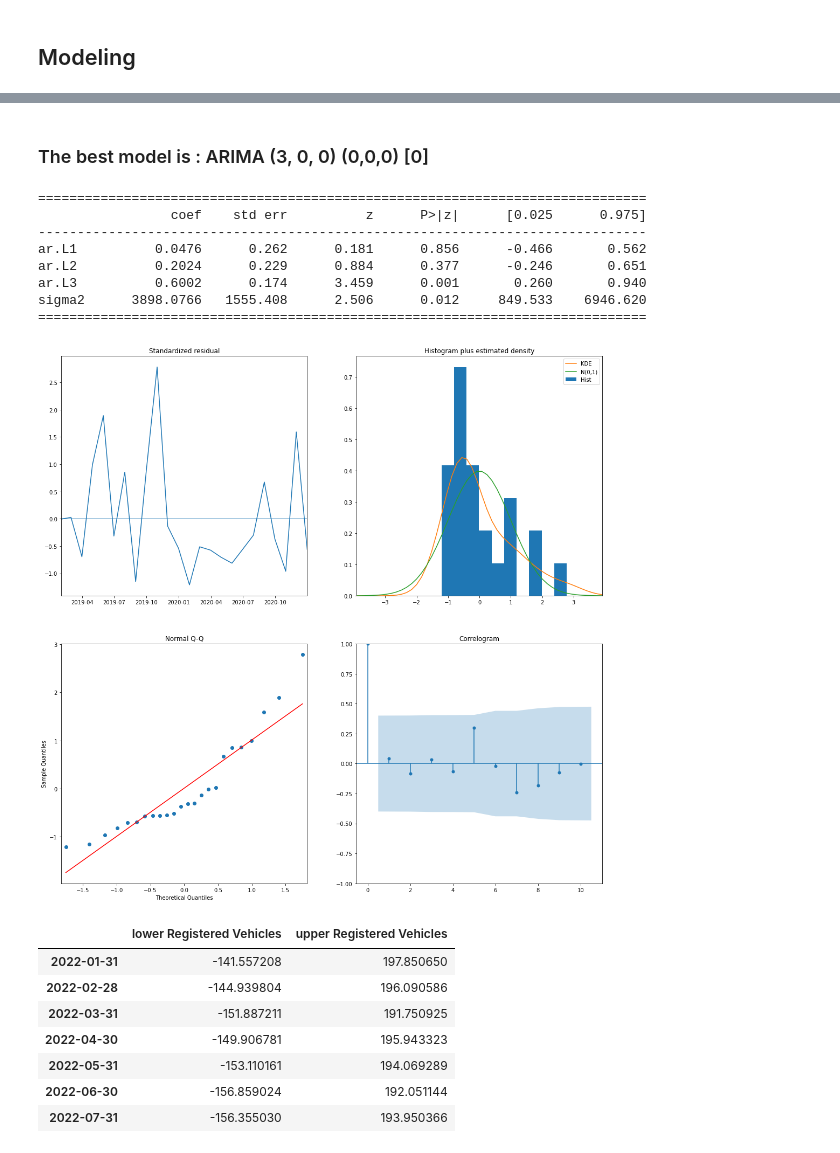
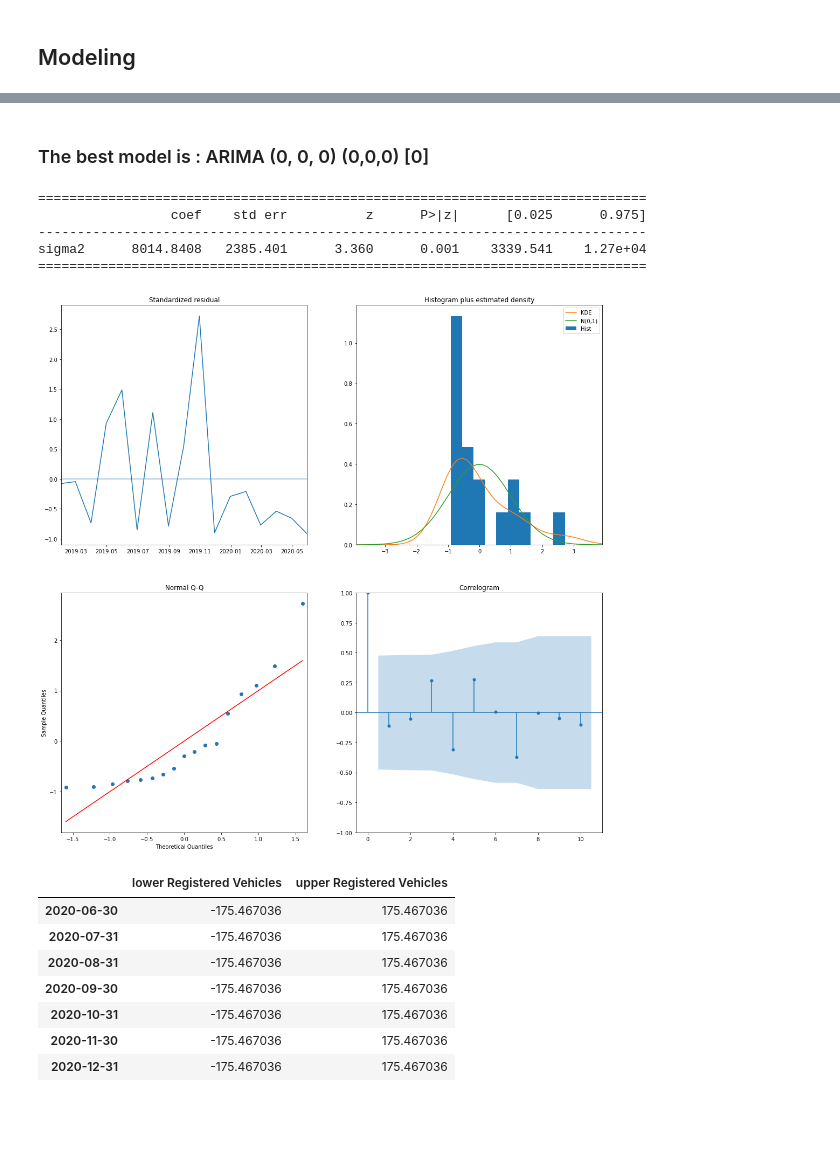
Before and after one commit to Dmoreir1/Capstone-Project--DS-Flatiron, a Jupyter notebook: Draft OR.ipynb, the cells around one changed output, grey strips where cells are left out. Cells and saved outputs as stored; diff of their text form; code cells hidden in the pictures; blank space fills up the shorter version.

Commit message:
draft models of states
draft models of all the states that will be compared

```diff
--- a/Draft OR.ipynb
+++ b/Draft OR.ipynb
@@ -142,43 +133,40 @@ Performing stepwise search to minimize aic
 Warnings:
 [1] Covariance matrix calculated using the outer product of gradients (complex-step).
 # %% [markdown]
-### The best model is :  ARIMA (3, 0, 0) (0,0,0) [0]
+### The best model is :  ARIMA (0, 0, 0) (0,0,0) [0]
 # %%
 ARIMA_MODEL = sm.tsa.statespace.sarimax.SARIMAX(train,
-                                        order=(3,0,0),
+                                        order=(0,0,0),
                                         seasonal_order=(0, 0, 0, 0),
                                         enforce_stationarity=False,
                                         enforce_invertibility=False)
 
 
 output = ARIMA_MODEL.fit()
 
 print(output.summary().tables[1])
 auto_model.plot_diagnostics(figsize=(18,18))
 plt.show()
 # %% [output]
 ==============================================================================
                  coef    std err          z      P>|z|      [0.025      0.975]
 ------------------------------------------------------------------------------
-ar.L1          0.0476      0.262      0.181      0.856      -0.466       0.562
-ar.L2          0.2024      0.229      0.884      0.377      -0.246       0.651
-ar.L3          0.6002      0.174      3.459      0.001       0.260       0.940
-sigma2      3898.0766   1555.408      2.506      0.012     849.533    6946.620
+sigma2      8014.8408   2385.401      3.360      0.001    3339.541    1.27e+04
 ==============================================================================
-[figure, old version]
+[figure, new version]
 # %%
-pred = output.get_prediction(start=pd.to_datetime('2022-01-31'), end=pd.to_datetime('2022-07-31'), dynamic=False)
+pred = output.get_prediction(start=pd.to_datetime('2020-06-30'), end=pd.to_datetime('2020-12-31'), dynamic=False)
 pred_conf = pred.conf_int()
 pred_conf
 # %% [output]
 |  | lower Registered Vehicles | upper Registered Vehicles |
-| 2022-01-31 | -141.557208 | 197.850650 |
-| 2022-02-28 | -144.939804 | 196.090586 |
-| 2022-03-31 | -151.887211 | 191.750925 |
-| 2022-04-30 | -149.906781 | 195.943323 |
-| 2022-05-31 | -153.110161 | 194.069289 |
-| 2022-06-30 | -156.859024 | 192.051144 |
-| 2022-07-31 | -156.355030 | 193.950366 |
+| 2020-06-30 | -175.467036 | 175.467036 |
+| 2020-07-31 | -175.467036 | 175.467036 |
+| 2020-08-31 | -175.467036 | 175.467036 |
+| 2020-09-30 | -175.467036 | 175.467036 |
+| 2020-10-31 | -175.467036 | 175.467036 |
+| 2020-11-30 | -175.467036 | 175.467036 |
+| 2020-12-31 | -175.467036 | 175.467036 |
 # %%
 
 
```
Also changed, not shown: parts of 3 cells of this notebook, 2 other files.
